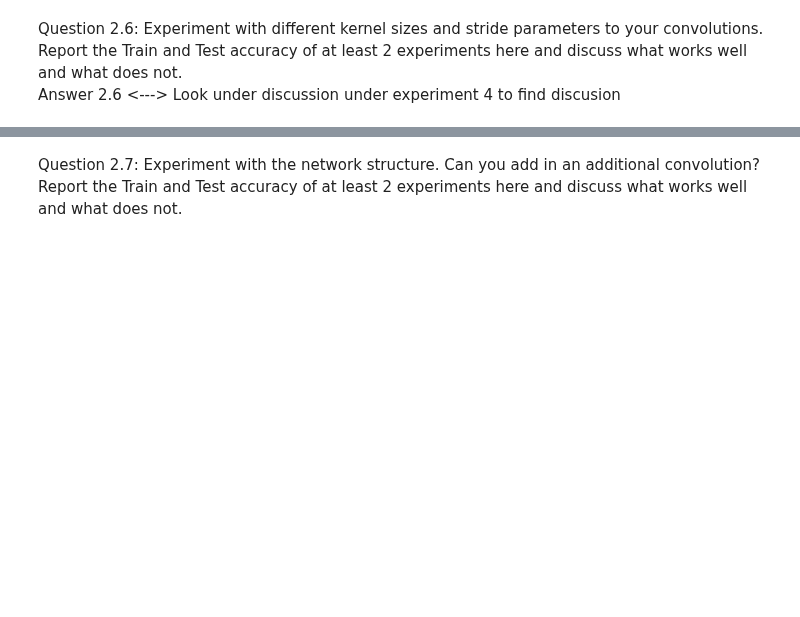
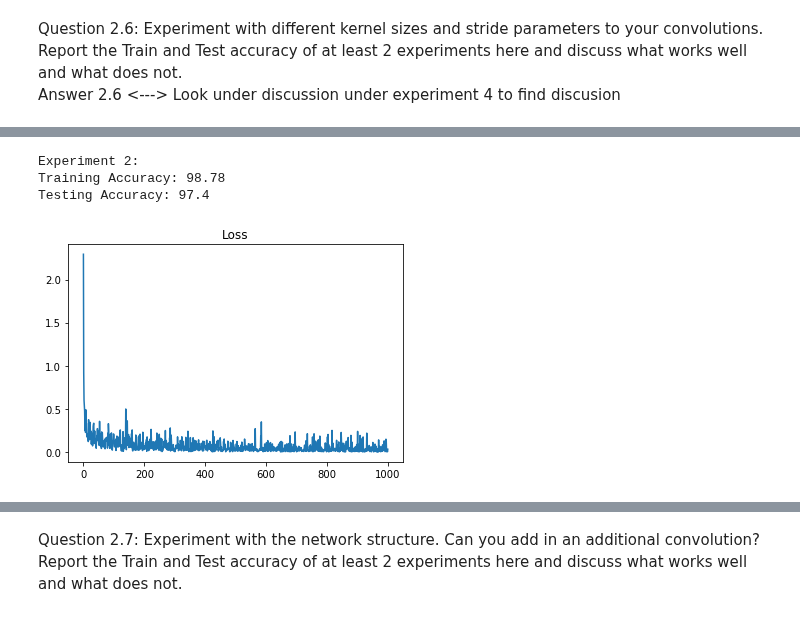
Before and after one commit to Azwadd/CS_59866, a Jupyter notebook: Homeworks/Homework 4/HW04.ipynb, the cells around one changed output, grey strips where cells are left out. Saved outputs shown, nothing was run; the diff lists cells and outputs as text; code cells hidden in the pictures; blank space fills up the shorter version.

```diff
--- a/Homeworks/Homework 4/HW04.ipynb
+++ b/Homeworks/Homework 4/HW04.ipynb
@@ -783,0 +793,15 @@ Answer 2.6:
+# %%
+# Experiment 2 - We will experiment by making the stride=2
+cnn_2 = CNN_1(stride_size=[1, 2], linear_size=20) # reuse CNN_1() model by adjusting the parameters of the model to test different strides
+loss = train(model=cnn_2, epochs=100, training_data=train_loader, minibatch_steps=100, optimizer=torch.optim.Adam(cnn_2.parameters(), lr=1e-3), loss_function=F.nll_loss)
+print("Experiment 2:")
+print("Training Accuracy:", classifier(cnn_2, train_loader))
+print("Testing Accuracy:", classifier(cnn_2, test_loader))
+plt.plot(loss)
+plt.title("Loss")
+plt.show()
+# %% [output]
+Experiment 2:
+Training Accuracy: 98.78
+Testing Accuracy: 97.4
+[figure, added]
```
Also changed, not shown: parts of 25 cells of this notebook.
